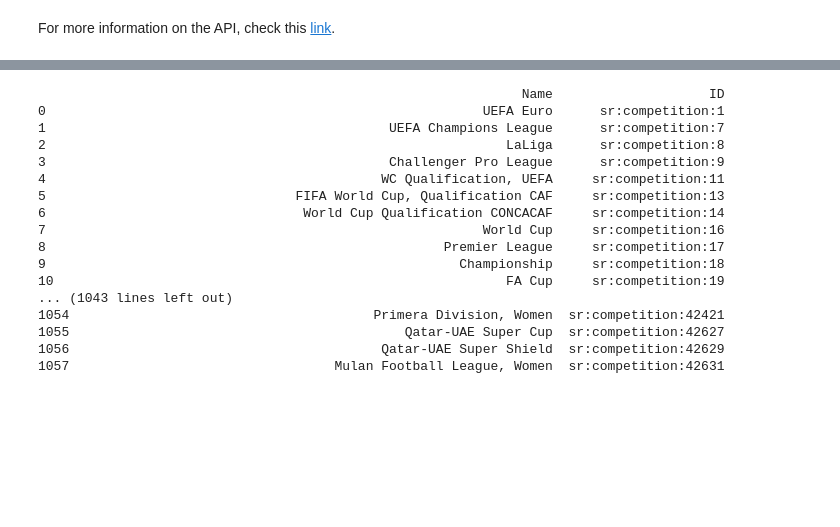
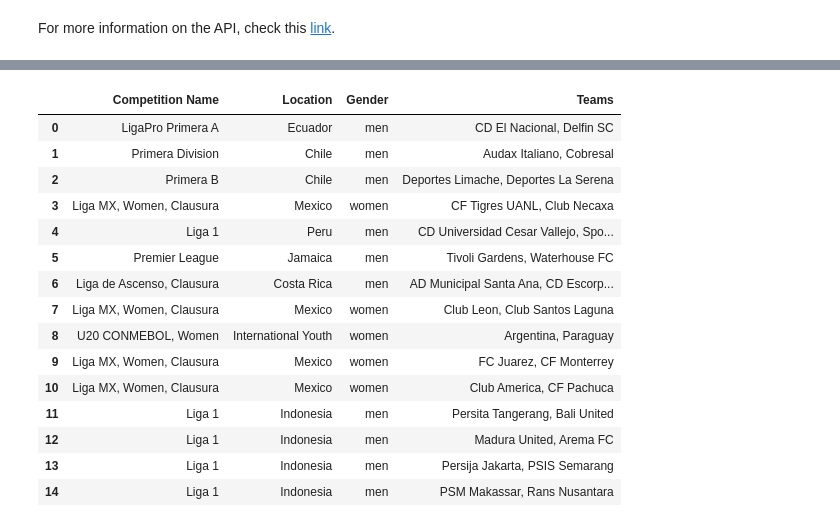
Before and after one commit to jacquesbilombe/Plustrategy, a Jupyter notebook: datafetcher.ipynb, the cells around one changed output, grey strips where cells are left out. Cells and saved outputs as stored; diff of their text form; code cells hidden in the pictures; blank space fills up the shorter version.

```diff
--- a/datafetcher.ipynb
+++ b/datafetcher.ipynb
@@ -24,10 +33,6 @@ from sportradar import Soccer
 # %%
-import requests
-
-url = "https://api.sportradar.com/soccer/trial/v4/en/competitions.json?api_key=98TmLtpZ0c85NST01jrvB5LoMI9mSgKD8Oh3tbz3"
+url = "https://api.sportradar.com/soccer-extended/production/v4/en/schedules/2024-04-30/summaries.json?api_key=98TmLtpZ0c85NST01jrvB5LoMI9mSgKD8Oh3tbz3"
 
 headers = {"accept": "application/json"}
 
 response = requests.get(url, headers=headers)
-
-print(response.text)
@@ -36,36 +39,48 @@ print(response.text)
 # %%
-# prompt: put reponse into a dataframe
-
-import pandas as pd
+# prompt: put response into a dataframe
 
 # Parse the JSON response
 data = response.json()
 
 # Extract the relevant data from the JSON
-competitions = data['competitions']
-competition_names = [competition['name'] for competition in competitions]
-competition_ids = [competition['id'] for competition in competitions]
-
-# Create a DataFrame
-df = pd.DataFrame({'Name': competition_names, 'ID': competition_ids})
-
-# Print the DataFrame
-print(df.to_string())
+summaries = data['summaries']
-# %% [output]
-                                                              Name                    ID
-0                                                        UEFA Euro      sr:competition:1
-1                                            UEFA Champions League      sr:competition:7
-2                                                           LaLiga      sr:competition:8
-3                                            Challenger Pro League      sr:competition:9
-4                                           WC Qualification, UEFA     sr:competition:11
-5                                FIFA World Cup, Qualification CAF     sr:competition:13
-6                                 World Cup Qualification CONCACAF     sr:competition:14
-7                                                        World Cup     sr:competition:16
-8                                                   Premier League     sr:competition:17
-9                                                     Championship     sr:competition:18
-10                                                          FA Cup     sr:competition:19
-... (1043 lines left out)
-1054                                       Primera Division, Women  sr:competition:42421
-1055                                           Qatar-UAE Super Cup  sr:competition:42627
-1056                                        Qatar-UAE Super Shield  sr:competition:42629
-1057                                  Mulan Football League, Women  sr:competition:42631
+# %%
+# Initialize an empty list to hold extracted data
+data_list = []
+
+# Loop through each summary and extract information
+for data in summaries:
+    country = data['sport_event']['sport_event_context']['category']['name']
+    sport_event_context = data['sport_event']['sport_event_context']
+    competition = sport_event_context['competition']
+    competitors = data['sport_event']['competitors']
+
+    sport_name = sport_event_context['sport']['name']
+    competition_name = competition['name']
+    competition_gender = competition['gender']
+    competitors_names = ', '.join([competitor['name'] for competitor in competitors])
+
+    # Append extracted information to the list
+    data_list.append({'Competition Name': competition_name, 'Location':country, 'Gender': competition_gender, 'Teams': competitors_names})
+
+# Create DataFrame from the list
+df = pd.DataFrame(data_list)
+# %%
+df.head(15)
+# %% [output]
+|  | Competition Name | Location | Gender | Teams |
+| 0 | LigaPro Primera A | Ecuador | men | CD El Nacional, Delfin SC |
+| 1 | Primera Division | Chile | men | Audax Italiano, Cobresal |
+| 2 | Primera B | Chile | men | Deportes Limache, Deportes La Serena |
+| 3 | Liga MX, Women, Clausura | Mexico | women | CF Tigres UANL, Club Necaxa |
+| 4 | Liga 1 | Peru | men | CD Universidad Cesar Vallejo, Spo... |
+| 5 | Premier League | Jamaica | men | Tivoli Gardens, Waterhouse FC |
+| 6 | Liga de Ascenso, Clausura | Costa Rica | men | AD Municipal Santa Ana, CD Escorp... |
+| 7 | Liga MX, Women, Clausura | Mexico | women | Club Leon, Club Santos Laguna |
+| 8 | U20 CONMEBOL, Women | International Youth | women | Argentina, Paraguay |
+| 9 | Liga MX, Women, Clausura | Mexico | women | FC Juarez, CF Monterrey |
+| 10 | Liga MX, Women, Clausura | Mexico | women | Club America, CF Pachuca |
+| 11 | Liga 1 | Indonesia | men | Persita Tangerang, Bali United |
+| 12 | Liga 1 | Indonesia | men | Madura United, Arema FC |
+| 13 | Liga 1 | Indonesia | men | Persija Jakarta, PSIS Semarang |
+| 14 | Liga 1 | Indonesia | men | PSM Makassar, Rans Nusantara |
```
Also changed, not shown: parts of 7 cells of this notebook.
